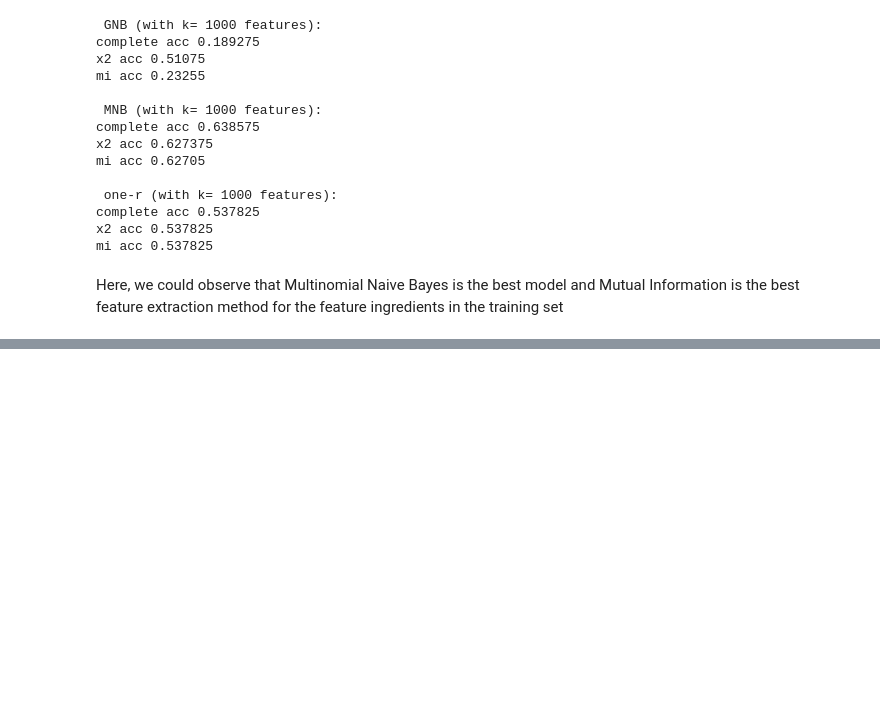
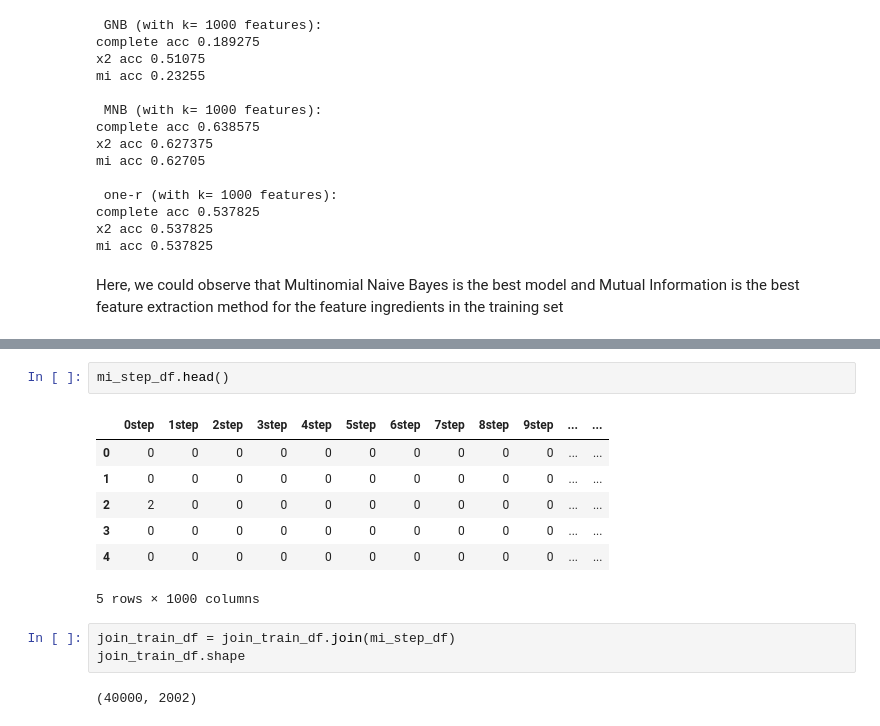
Before and after one commit to HesterLim/recipe-cooktime-classifier, a Jupyter notebook: recipe-classifier-nb-hester.ipynb, the cells around one changed output, grey strips where cells are left out. Saved outputs shown, nothing was run; the diff lists cells and outputs as text; blank space fills up the shorter version.

```diff
--- a/recipe-classifier-nb-hester.ipynb
+++ b/recipe-classifier-nb-hester.ipynb
@@ -470,0 +550,15 @@ Here, we could observe that Multinomial Naive Bayes is the best model and Mutual
+# %%
+mi_step_df.head()
+# %% [output]
+|  | 0step | 1step | 2step | 3step | 4step | 5step | 6step | 7step | 8step | 9step | ... | ... |
+| 0 | 0 | 0 | 0 | 0 | 0 | 0 | 0 | 0 | 0 | 0 | ... | ... |
+| 1 | 0 | 0 | 0 | 0 | 0 | 0 | 0 | 0 | 0 | 0 | ... | ... |
+| 2 | 2 | 0 | 0 | 0 | 0 | 0 | 0 | 0 | 0 | 0 | ... | ... |
+| 3 | 0 | 0 | 0 | 0 | 0 | 0 | 0 | 0 | 0 | 0 | ... | ... |
+| 4 | 0 | 0 | 0 | 0 | 0 | 0 | 0 | 0 | 0 | 0 | ... | ... |
+5 rows × 1000 columns
+# %%
+join_train_df = join_train_df.join(mi_step_df)
+join_train_df.shape
+# %% [output]
+(40000, 2002)
```
Also changed, not shown: parts of 30 cells of this notebook.
